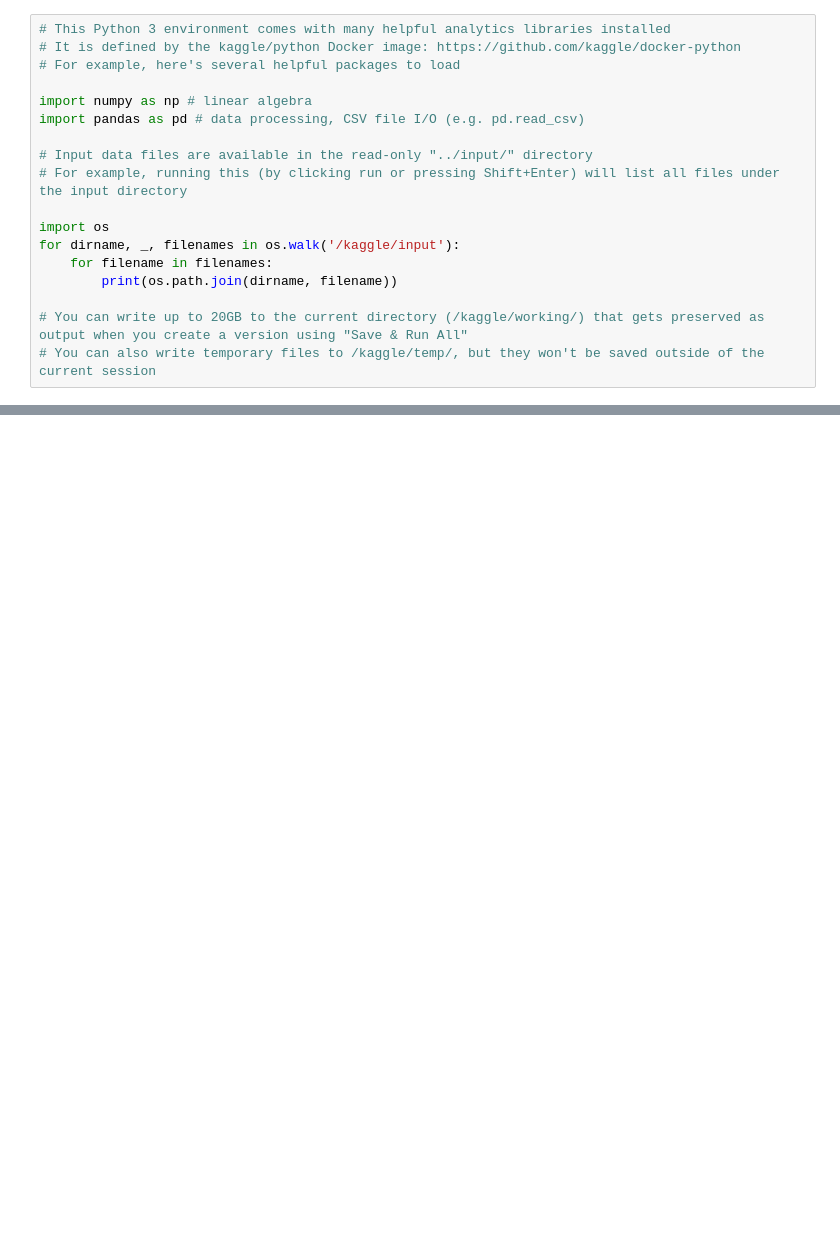
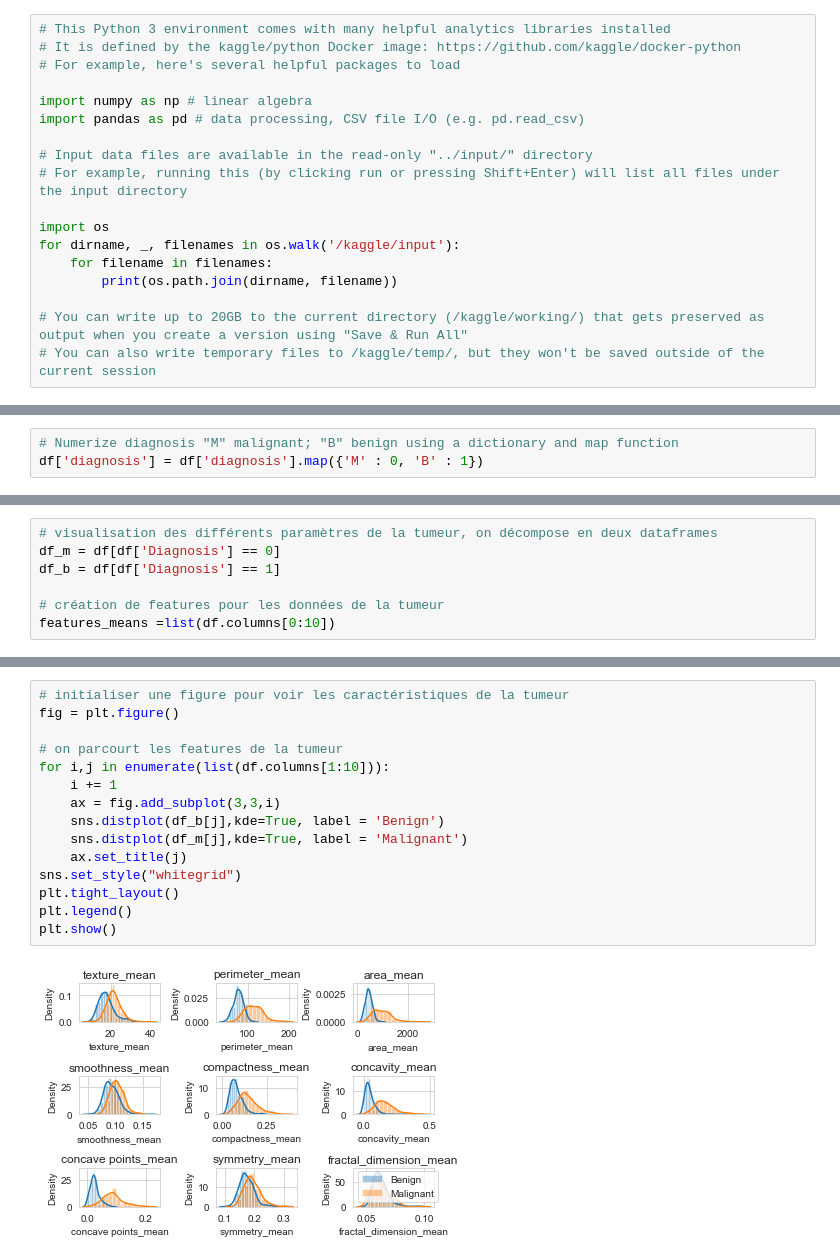
Before and after one commit to mnfaoui/LogisticRegression, a Jupyter notebook: notebook5ff57cc437.ipynb, the cells around one changed output, grey strips where cells are left out. Cells and saved outputs as stored; diff of their text form; blank space fills up the shorter version.

```diff
--- a/notebook5ff57cc437.ipynb
+++ b/notebook5ff57cc437.ipynb
@@ -45,0 +24,3 @@ df = dataset.drop('Unnamed: 32',axis = 1)
+# %%
+# Numerize diagnosis "M" malignant; "B" benign using a dictionary and map function
+df['diagnosis'] = df['diagnosis'].map({'M' : 0, 'B' : 1})
@@ -70,0 +55,7 @@ y = df.drop("id", axis=1)
+# %%
+# visualisation des différents paramètres de la tumeur, on décompose en deux dataframes
+df_m = df[df['Diagnosis'] == 0]
+df_b = df[df['Diagnosis'] == 1]
+
+# création de features pour les données de la tumeur
+features_means =list(df.columns[0:10])
@@ -70,0 +110,17 @@ y = df.drop("id", axis=1)
+# %%
+# initialiser une figure pour voir les caractéristiques de la tumeur
+fig = plt.figure()
+
+# on parcourt les features de la tumeur
+for i,j in enumerate(list(df.columns[1:10])):
+    i += 1
+    ax = fig.add_subplot(3,3,i)
+    sns.distplot(df_b[j],kde=True, label = 'Benign')
+    sns.distplot(df_m[j],kde=True, label = 'Malignant')
+    ax.set_title(j)
+sns.set_style("whitegrid")
+plt.tight_layout()
+plt.legend()
+plt.show()
+# %% [output]
+[figure, added]
```
Also changed, not shown: parts of 22 cells of this notebook.
